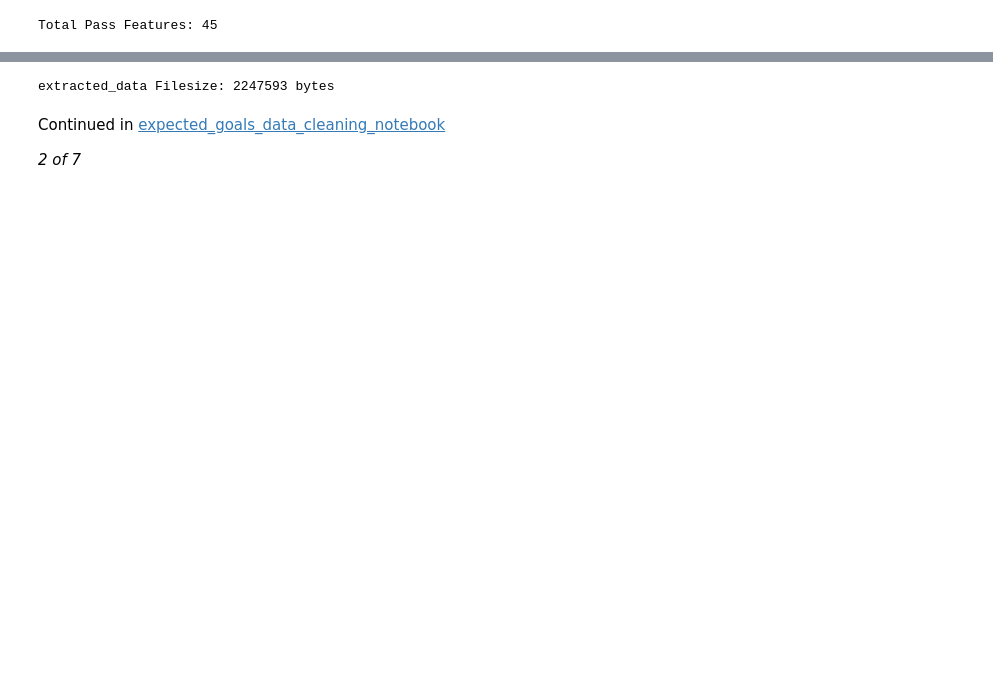
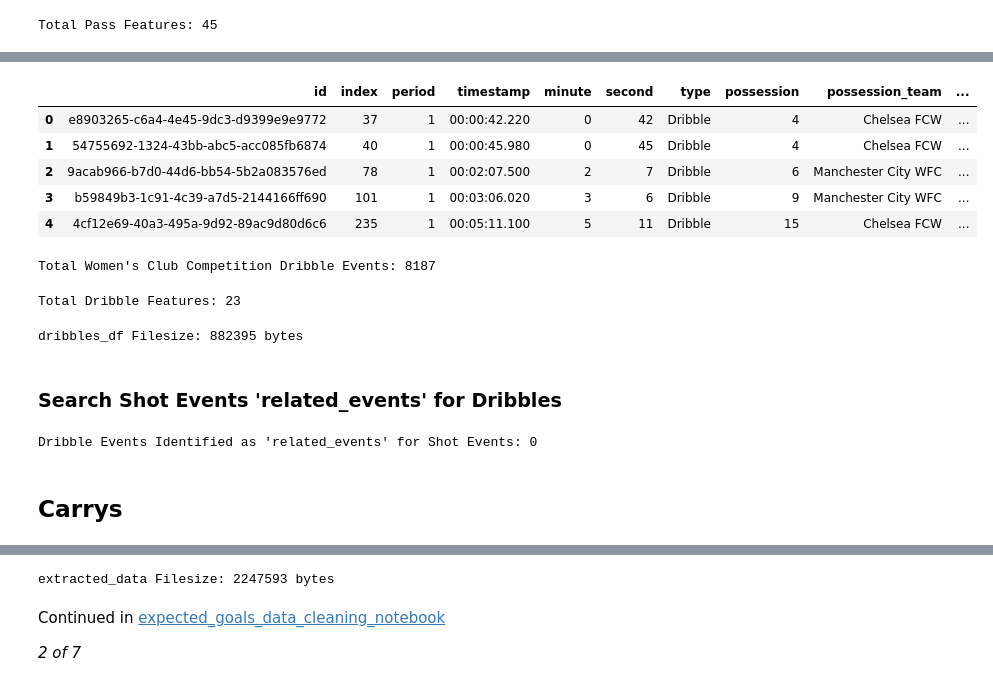
Before and after one commit to wswager/womens_soccer_expected_goals_model, a Jupyter notebook: data_extraction/expected_goals_data_extraction_notebook2.ipynb, the cells around one changed output, grey strips where cells are left out. Drawn from its saved outputs; the diff is of its cells as text; code cells hidden in the pictures; blank space fills up the shorter version.

```diff
--- a/data_extraction/expected_goals_data_extraction_notebook2.ipynb
+++ b/data_extraction/expected_goals_data_extraction_notebook2.ipynb
@@ -371,0 +390,21 @@ extracted_data.head()
+# %%
+# Create dataframes for the target events in each season of the target competitions
+# Dribbles
+
+dribbles_df_37_42 = sb.competition_events(country = 'England',
+                                          division = "FA Women's Super League",
+                                          season = '2018/2019',
+                                          gender = 'female',
+                                          split = True)['dribbles']
+
+dribbles_df_37_4 = sb.competition_events(country = 'England',
+                                         division = "FA Women's Super League",
+                                         season = '2019/2020',
+                                         gender = 'female',
+                                         split = True)['dribbles']
+
+dribbles_df_49_3 = sb.competition_events(country = 'United States of America',
+                                         division = 'NWSL',
+                                         season = '2018',
+                                         gender = 'female',
+                                         split = True)['dribbles']
@@ -371,0 +429,26 @@ extracted_data.head()
+# %%
+# Concatenate dribble event dataframes into a combined dataframe
+
+dribbles_df = pd.concat([dribbles_df_37_42,
+                         dribbles_df_37_4,
+                         dribbles_df_49_3],
+                        ignore_index = True)
+# %%
+dribbles_df.head()
+# %% [output]
+|  | id | index | period | timestamp | minute | second | type | possession | possession_team | ... |
+| 0 | e8903265-c6a4-4e45-9dc3-d9399e9e9772 | 37 | 1 | 00:00:42.220 | 0 | 42 | Dribble | 4 | Chelsea FCW | ... |
+| 1 | 54755692-1324-43bb-abc5-acc085fb6874 | 40 | 1 | 00:00:45.980 | 0 | 45 | Dribble | 4 | Chelsea FCW | ... |
+| 2 | 9acab966-b7d0-44d6-bb54-5b2a083576ed | 78 | 1 | 00:02:07.500 | 2 | 7 | Dribble | 6 | Manchester City WFC | ... |
+| 3 | b59849b3-1c91-4c39-a7d5-2144166ff690 | 101 | 1 | 00:03:06.020 | 3 | 6 | Dribble | 9 | Manchester City WFC | ... |
+| 4 | 4cf12e69-40a3-495a-9d92-89ac9d80d6c6 | 235 | 1 | 00:05:11.100 | 5 | 11 | Dribble | 15 | Chelsea FCW | ... |
+# %%
+print("Total Women's Club Competition Dribble Events:",
+      len(dribbles_df))
+# %% [output]
+Total Women's Club Competition Dribble Events: 8187
+# %%
+print('Total Dribble Features:',
+      dribbles_df.shape[1])
+# %% [output]
+Total Dribble Features: 23
@@ -371,0 +459,19 @@ extracted_data.head()
+# %%
+print('dribbles_df Filesize:',
+      path('/content/drive/MyDrive/expected_goals/data_extraction/dataframes/dribbles_df.parquet').stat().st_size,
+      'bytes')
+# %% [output]
+dribbles_df Filesize: 882395 bytes
+# %% [markdown]
+### Search Shot Events 'related_events' for Dribbles
+# %%
+# Search dribble events for related_events
+
+dribbles_to_shots_df = dribbles_df[dribbles_df['id'].isin(related_events)]
+
+print("Dribble Events Identified as 'related_events' for Shot Events:",
+      len(dribbles_to_shots_df))
+# %% [output]
+Dribble Events Identified as 'related_events' for Shot Events: 0
+# %% [markdown]
+## Carrys
```
Also changed, not shown: parts of 60 cells of this notebook.
